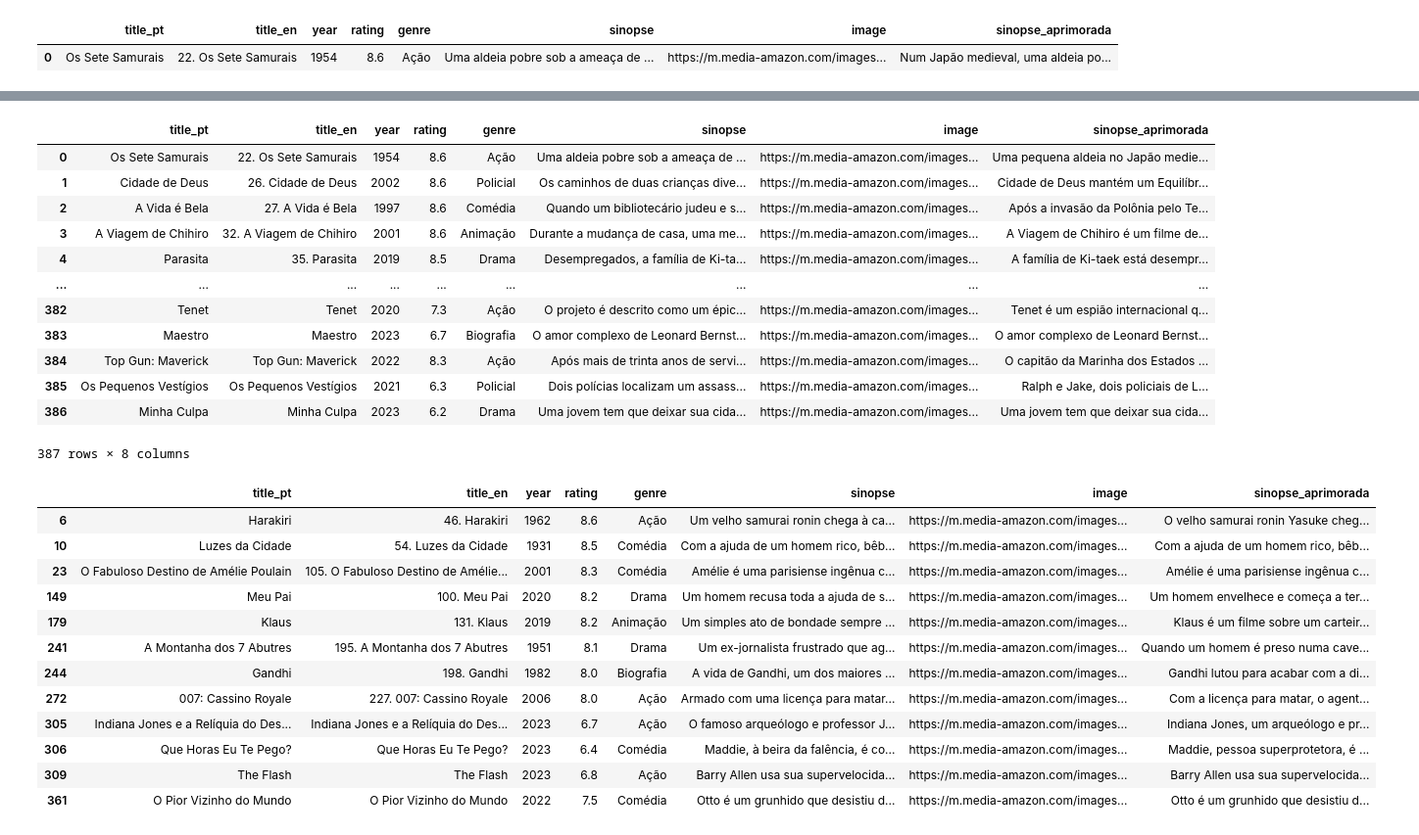
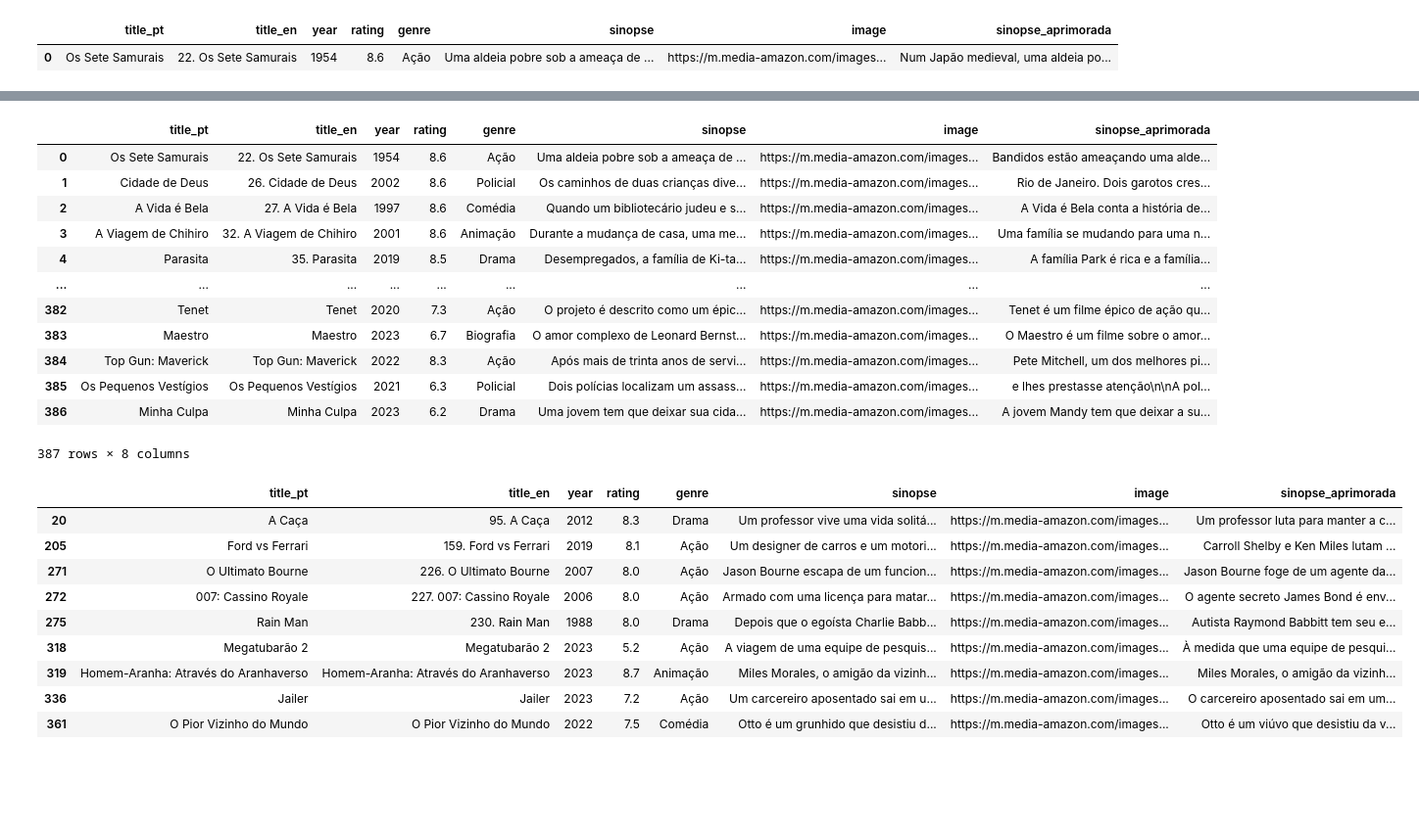
Before and after one commit to KndHvH/movie-recommendator, a Jupyter notebook: gpt_description.ipynb, the cells around one changed output, grey strips where cells are left out. Shown at 98% size. Cells and saved outputs as stored; diff of their text form; code cells hidden in the pictures; blank space fills up the shorter version.

```diff
--- a/gpt_description.ipynb
+++ b/gpt_description.ipynb
@@ -19,7 +19,7 @@ def enhance_sinopse(df):
         Escreva uma melhor sinopse em portugues para o filme {nome_do_filme}
         com base na sua antiga sinopse{sinopse}
         quero que a sua resposta seja apenas a nova sinopse
-        Gostaria que essa nova sinopse falasse mais sobre como e o filme
+        Gostaria que a sinopse explicasse o filme para alguem que nunca viu algo parecido
         """
 
         response = openai.Completion.create(
@@ -169,5 +135,5 @@ df
 # %%
-filtered_df = df_final[df_final['sinopse_aprimorada'].str.contains('\n', case=False)]
+filtered_df = df_final[df_final['sinopse_aprimorada'].str.len() < 1.05 * df_final['sinopse'].str.len()]
 filtered_df
 # %% [output]
 |  | title_pt | title_en | year | rating | genre | sinopse | image | sinopse_aprimorada |
@@ -201,8 +155,0 @@ Sinopse Nova: Após ser traído pelo filho do traficante Hernan Reyes, Dom Toret
-# %%
-df_final.set_index('title_pt', inplace=True)
-filtered_enhanced_df.set_index('title_pt', inplace=True)
-
-df_final.update(filtered_enhanced_df)
-
-df_final.reset_index(inplace=True)
-df_final.iloc[364]
@@ -219,3 +155,0 @@ Name: 364, dtype: object
-# %%
-filtered_df = df_final[df_final['sinopse_aprimorada'].str.len() < 1.10 * df_final['sinopse'].str.len()]
-filtered_df
@@ -263,34 +183,31 @@ df_final.reset_index(inplace=True)
 df_final
 # %% [output]
 |  | title_pt | title_en | year | rating | genre | sinopse | image | sinopse_aprimorada |
-| 0 | Os Sete Samurais | 22. Os Sete Samurais | 1954 | 8.6 | Ação | Uma aldeia pobre sob a ameaça de ... | https://m.media-amazon.com/images... | Uma pequena aldeia no Japão medie... |
-| 1 | Cidade de Deus | 26. Cidade de Deus | 2002 | 8.6 | Policial | Os caminhos de duas crianças dive... | https://m.media-amazon.com/images... | Cidade de Deus mantém um Equilíbr... |
-| 2 | A Vida é Bela | 27. A Vida é Bela | 1997 | 8.6 | Comédia | Quando um bibliotecário judeu e s... | https://m.media-amazon.com/images... | Após a invasão da Polônia pelo Te... |
-| 3 | A Viagem de Chihiro | 32. A Viagem de Chihiro | 2001 | 8.6 | Animação | Durante a mudança de casa, uma me... | https://m.media-amazon.com/images... | A Viagem de Chihiro é um filme de... |
-| 4 | Parasita | 35. Parasita | 2019 | 8.5 | Drama | Desempregados, a família de Ki-ta... | https://m.media-amazon.com/images... | A família de Ki-taek está desempr... |
+| 0 | Os Sete Samurais | 22. Os Sete Samurais | 1954 | 8.6 | Ação | Uma aldeia pobre sob a ameaça de ... | https://m.media-amazon.com/images... | Bandidos estão ameaçando uma alde... |
+| 1 | Cidade de Deus | 26. Cidade de Deus | 2002 | 8.6 | Policial | Os caminhos de duas crianças dive... | https://m.media-amazon.com/images... | Rio de Janeiro. Dois garotos cres... |
+| 2 | A Vida é Bela | 27. A Vida é Bela | 1997 | 8.6 | Comédia | Quando um bibliotecário judeu e s... | https://m.media-amazon.com/images... | A Vida é Bela conta a história de... |
+| 3 | A Viagem de Chihiro | 32. A Viagem de Chihiro | 2001 | 8.6 | Animação | Durante a mudança de casa, uma me... | https://m.media-amazon.com/images... | Uma família se mudando para uma n... |
+| 4 | Parasita | 35. Parasita | 2019 | 8.5 | Drama | Desempregados, a família de Ki-ta... | https://m.media-amazon.com/images... | A família Park é rica e a família... |
 | ... | ... | ... | ... | ... | ... | ... | ... | ... |
-| 382 | Tenet | Tenet | 2020 | 7.3 | Ação | O projeto é descrito como um épic... | https://m.media-amazon.com/images... | Tenet é um espião internacional q... |
-| 383 | Maestro | Maestro | 2023 | 6.7 | Biografia | O amor complexo de Leonard Bernst... | https://m.media-amazon.com/images... | O amor complexo de Leonard Bernst... |
-| 384 | Top Gun: Maverick | Top Gun: Maverick | 2022 | 8.3 | Ação | Após mais de trinta anos de servi... | https://m.media-amazon.com/images... | O capitão da Marinha dos Estados ... |
-| 385 | Os Pequenos Vestígios | Os Pequenos Vestígios | 2021 | 6.3 | Policial | Dois polícias localizam um assass... | https://m.media-amazon.com/images... | Ralph e Jake, dois policiais de L... |
-| 386 | Minha Culpa | Minha Culpa | 2023 | 6.2 | Drama | Uma jovem tem que deixar sua cida... | https://m.media-amazon.com/images... | Uma jovem tem que deixar sua cida... |
+| 382 | Tenet | Tenet | 2020 | 7.3 | Ação | O projeto é descrito como um épic... | https://m.media-amazon.com/images... | Tenet é um filme épico de ação qu... |
+| 383 | Maestro | Maestro | 2023 | 6.7 | Biografia | O amor complexo de Leonard Bernst... | https://m.media-amazon.com/images... | O Maestro é um filme sobre o amor... |
+| 384 | Top Gun: Maverick | Top Gun: Maverick | 2022 | 8.3 | Ação | Após mais de trinta anos de servi... | https://m.media-amazon.com/images... | Pete Mitchell, um dos melhores pi... |
+| 385 | Os Pequenos Vestígios | Os Pequenos Vestígios | 2021 | 6.3 | Policial | Dois polícias localizam um assass... | https://m.media-amazon.com/images... | e lhes prestasse atenção\n\nA pol... |
+| 386 | Minha Culpa | Minha Culpa | 2023 | 6.2 | Drama | Uma jovem tem que deixar sua cida... | https://m.media-amazon.com/images... | A jovem Mandy tem que deixar a su... |
 387 rows × 8 columns
 # %%
-df_final[df_final['sinopse_aprimorada'].str.len() < 1.10 * df_final['sinopse'].str.len()]
+df_final[df_final['sinopse_aprimorada'].str.len() < 1.05 * df_final['sinopse'].str.len()]
 # %% [output]
 |  | title_pt | title_en | year | rating | genre | sinopse | image | sinopse_aprimorada |
-| 6 | Harakiri | 46. Harakiri | 1962 | 8.6 | Ação | Um velho samurai ronin chega à ca... | https://m.media-amazon.com/images... | O velho samurai ronin Yasuke cheg... |
-| 10 | Luzes da Cidade | 54. Luzes da Cidade | 1931 | 8.5 | Comédia | Com a ajuda de um homem rico, bêb... | https://m.media-amazon.com/images... | Com a ajuda de um homem rico, bêb... |
-| 23 | O Fabuloso Destino de Amélie Poulain | 105. O Fabuloso Destino de Amélie... | 2001 | 8.3 | Comédia | Amélie é uma parisiense ingênua c... | https://m.media-amazon.com/images... | Amélie é uma parisiense ingênua c... |
-| 149 | Meu Pai | 100. Meu Pai | 2020 | 8.2 | Drama | Um homem recusa toda a ajuda de s... | https://m.media-amazon.com/images... | Um homem envelhece e começa a ter... |
-| 179 | Klaus | 131. Klaus | 2019 | 8.2 | Animação | Um simples ato de bondade sempre ... | https://m.media-amazon.com/images... | Klaus é um filme sobre um carteir... |
-| 241 | A Montanha dos 7 Abutres | 195. A Montanha dos 7 Abutres | 1951 | 8.1 | Drama | Um ex-jornalista frustrado que ag... | https://m.media-amazon.com/images... | Quando um homem é preso numa cave... |
-| 244 | Gandhi | 198. Gandhi | 1982 | 8.0 | Biografia | A vida de Gandhi, um dos maiores ... | https://m.media-amazon.com/images... | Gandhi lutou para acabar com a di... |
-| 272 | 007: Cassino Royale | 227. 007: Cassino Royale | 2006 | 8.0 | Ação | Armado com uma licença para matar... | https://m.media-amazon.com/images... | Com a licença para matar, o agent... |
-| 305 | Indiana Jones e a Relíquia do Des... | Indiana Jones e a Relíquia do Des... | 2023 | 6.7 | Ação | O famoso arqueólogo e professor J... | https://m.media-amazon.com/images... | Indiana Jones, um arqueólogo e pr... |
-| 306 | Que Horas Eu Te Pego? | Que Horas Eu Te Pego? | 2023 | 6.4 | Comédia | Maddie, à beira da falência, é co... | https://m.media-amazon.com/images... | Maddie, pessoa superprotetora, é ... |
-| 309 | The Flash | The Flash | 2023 | 6.8 | Ação | Barry Allen usa sua supervelocida... | https://m.media-amazon.com/images... | Barry Allen usa sua supervelocida... |
-| 361 | O Pior Vizinho do Mundo | O Pior Vizinho do Mundo | 2022 | 7.5 | Comédia | Otto é um grunhido que desistiu d... | https://m.media-amazon.com/images... | Otto é um grunhido que desistiu d... |
+| 20 | A Caça | 95. A Caça | 2012 | 8.3 | Drama | Um professor vive uma vida solitá... | https://m.media-amazon.com/images... | Um professor luta para manter a c... |
+| 205 | Ford vs Ferrari | 159. Ford vs Ferrari | 2019 | 8.1 | Ação | Um designer de carros e um motori... | https://m.media-amazon.com/images... | Carroll Shelby e Ken Miles lutam ... |
+| 271 | O Ultimato Bourne | 226. O Ultimato Bourne | 2007 | 8.0 | Ação | Jason Bourne escapa de um funcion... | https://m.media-amazon.com/images... | Jason Bourne foge de um agente da... |
+| 272 | 007: Cassino Royale | 227. 007: Cassino Royale | 2006 | 8.0 | Ação | Armado com uma licença para matar... | https://m.media-amazon.com/images... | O agente secreto James Bond é env... |
+| 275 | Rain Man | 230. Rain Man | 1988 | 8.0 | Drama | Depois que o egoísta Charlie Babb... | https://m.media-amazon.com/images... | Autista Raymond Babbitt tem seu e... |
+| 318 | Megatubarão 2 | Megatubarão 2 | 2023 | 5.2 | Ação | A viagem de uma equipe de pesquis... | https://m.media-amazon.com/images... | À medida que uma equipe de pesqui... |
+| 319 | Homem-Aranha: Através do Aranhaverso | Homem-Aranha: Através do Aranhaverso | 2023 | 8.7 | Animação | Miles Morales, o amigão da vizinh... | https://m.media-amazon.com/images... | Miles Morales, o amigão da vizinh... |
+| 336 | Jailer | Jailer | 2023 | 7.2 | Ação | Um carcereiro aposentado sai em u... | https://m.media-amazon.com/images... | O carcereiro aposentado sai em um... |
+| 361 | O Pior Vizinho do Mundo | O Pior Vizinho do Mundo | 2022 | 7.5 | Comédia | Otto é um grunhido que desistiu d... | https://m.media-amazon.com/images... | Otto é um viúvo que desistiu da v... |
 # %%
 df_final['sinopse_aprimorada'] = df_final['sinopse_aprimorada'].str.replace('\n', ' ')
 # %%
```
Also changed, not shown: parts of 14 cells of this notebook, 1 other file.
